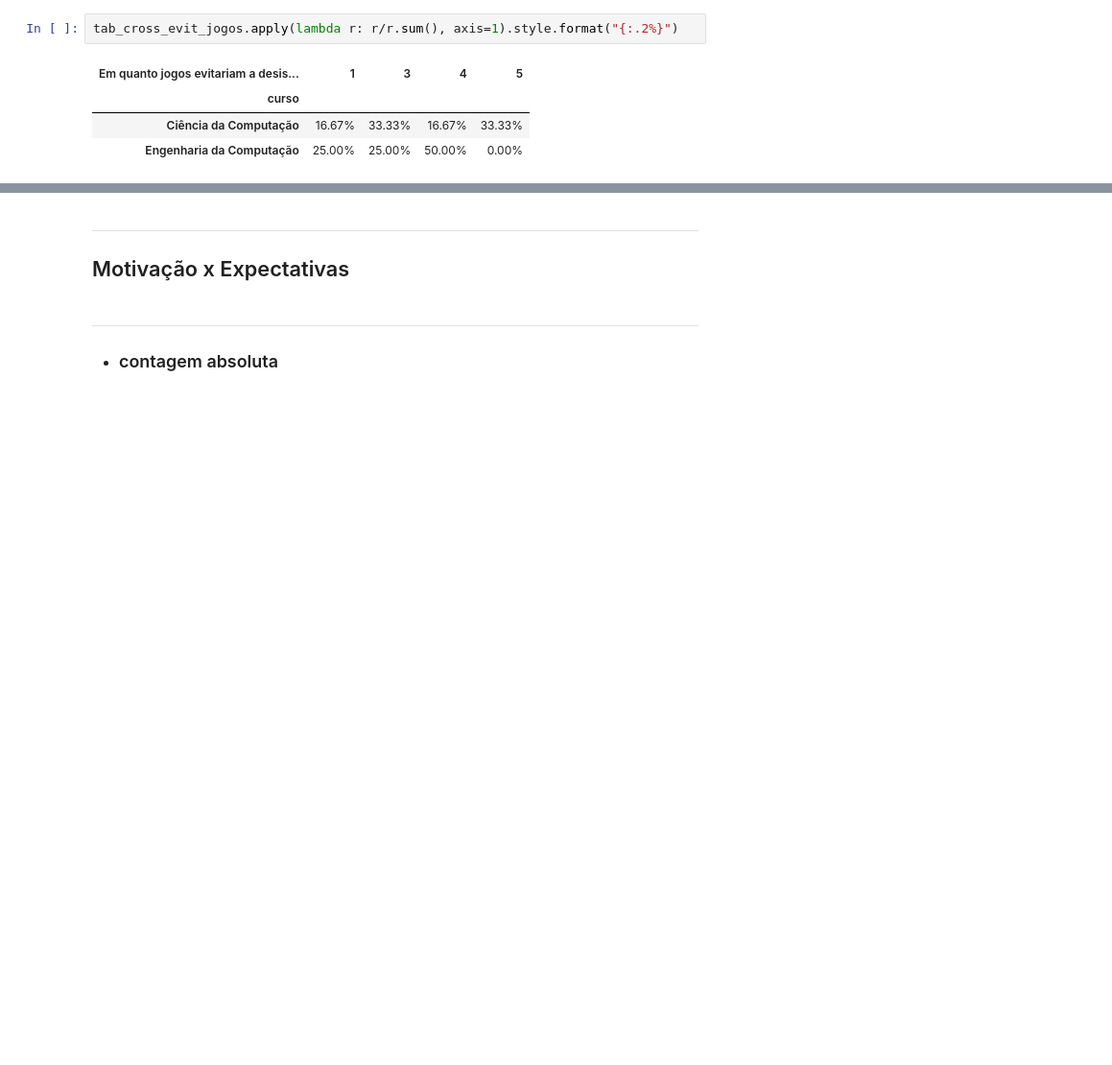
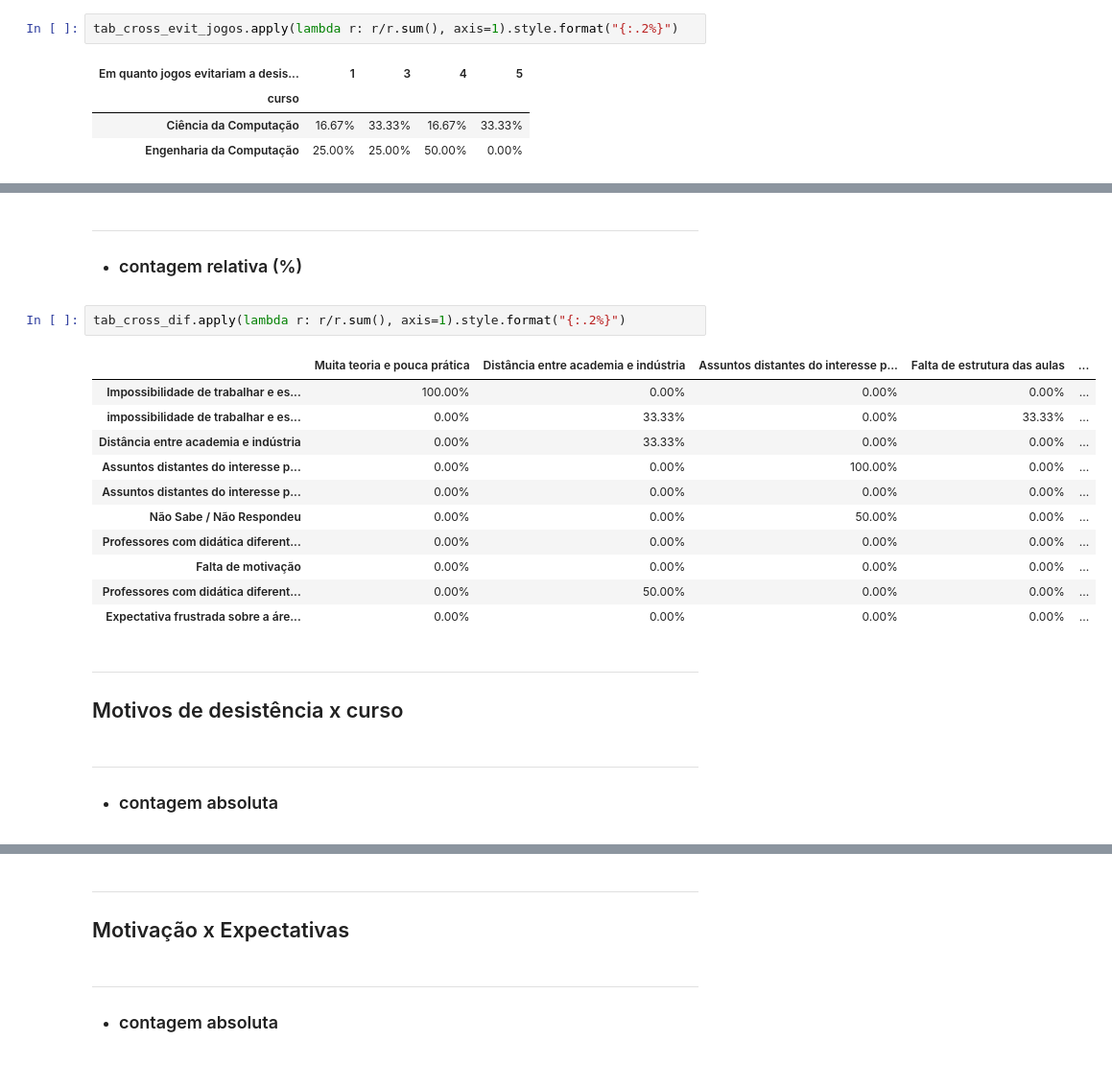
Before and after one commit to rubensandersonn/TeR, a Jupyter notebook: Pesquisa de Evasão/Survey/Análise de dados/Desistentes.ipynb, the cells around one changed output, grey strips where cells are left out. Shown at 96% size. Saved outputs shown, nothing was run; the diff lists cells and outputs as text; blank space fills up the shorter version.

```diff
--- a/Pesquisa de Evasão/Survey/Análise de dados/Desistentes.ipynb
+++ b/Pesquisa de Evasão/Survey/Análise de dados/Desistentes.ipynb
@@ -549,0 +723,23 @@ tab_cross_evit_jogos.apply(lambda r: r/r.sum(), axis=1).style.format("{:.2%}")
+# %% [markdown]
+----------
+* ### contagem relativa (%)
+# %%
+tab_cross_dif.apply(lambda r: r/r.sum(), axis=1).style.format("{:.2%}")
+# %% [output]
+|  | Muita teoria e pouca prática | Distância entre academia e indústria | Assuntos distantes do interesse p... | Falta de estrutura das aulas | ... |
+| Impossibilidade de trabalhar e es... | 100.00% | 0.00% | 0.00% | 0.00% | ... |
+| impossibilidade de trabalhar e es... | 0.00% | 33.33% | 0.00% | 33.33% | ... |
+| Distância entre academia e indústria | 0.00% | 33.33% | 0.00% | 0.00% | ... |
+| Assuntos distantes do interesse p... | 0.00% | 0.00% | 100.00% | 0.00% | ... |
+| Assuntos distantes do interesse p... | 0.00% | 0.00% | 0.00% | 0.00% | ... |
+| Não Sabe / Não Respondeu | 0.00% | 0.00% | 50.00% | 0.00% | ... |
+| Professores com didática diferent... | 0.00% | 0.00% | 0.00% | 0.00% | ... |
+| Falta de motivação | 0.00% | 0.00% | 0.00% | 0.00% | ... |
+| Professores com didática diferent... | 0.00% | 50.00% | 0.00% | 0.00% | ... |
+| Expectativa frustrada sobre a áre... | 0.00% | 0.00% | 0.00% | 0.00% | ... |
+# %% [markdown]
+---------------
+## Motivos de desistência x curso
+# %% [markdown]
+----------
+* ### contagem absoluta
```
Also changed, not shown: parts of 42 cells of this notebook.
